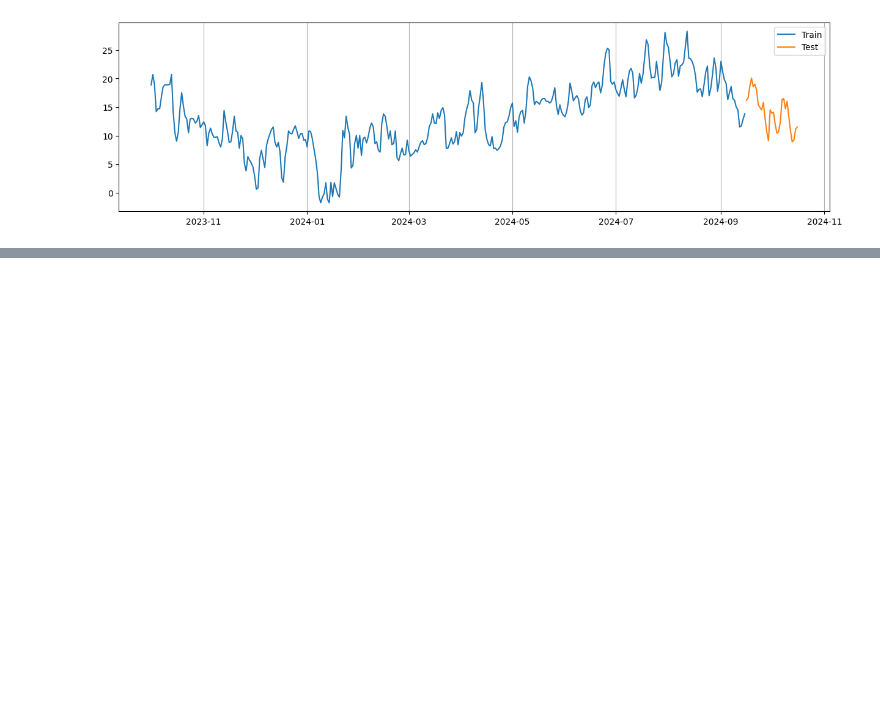
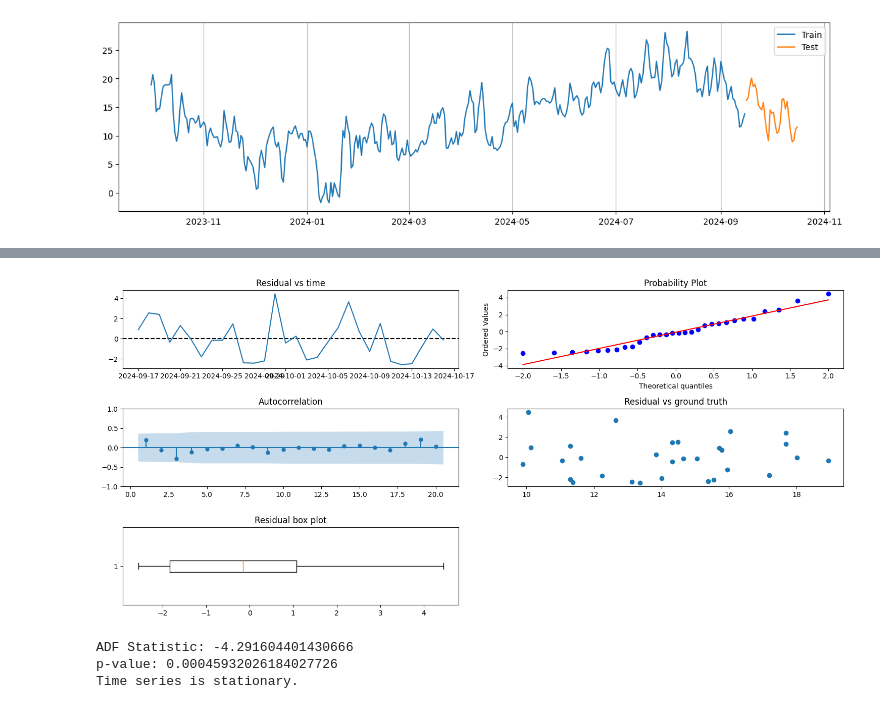
Before and after one commit to dangnguyen2910/temperature_forecasting, a Jupyter notebook: src/lstm.ipynb, the cells around one changed output, grey strips where cells are left out. Cells and saved outputs as stored; diff of their text form; code cells hidden in the pictures; blank space fills up the shorter version.

```diff
--- a/src/lstm.ipynb
+++ b/src/lstm.ipynb
@@ -223,0 +312,32 @@ plt.legend()
+# %%
+residuals = test[lags:] - test_outputs
+fig = plt.figure(figsize=(15, 7))
+
+fig.add_subplot(3,2,1)
+plt.axhline(0, color='k', linestyle='dashed')
+plt.plot(residuals)
+plt.title("Residual vs time")
+
+fig.add_subplot(3,2,2)
+stats.probplot(residuals, dist="norm", plot=plt)
+
+ax = fig.add_subplot(3,2,3)
+plot_acf(residuals, lags=20, ax=ax, zero=False)
+
+fig.add_subplot(3,2,4)
+plt.scatter(test_outputs, residuals)
+plt.title("Residual vs ground truth")
+
+fig.add_subplot(3,2,5)
+plt.boxplot(residuals, vert=False)
+plt.title("Residual box plot")
+
+plt.tight_layout()
+# %% [output]
+[figure, added]
+# %%
+adf_test(residuals)
+# %% [output]
+ADF Statistic: -4.291604401430666
+p-value: 0.00045932026184027726
+Time series is stationary.
```
Also changed, not shown: parts of 27 cells of this notebook.
